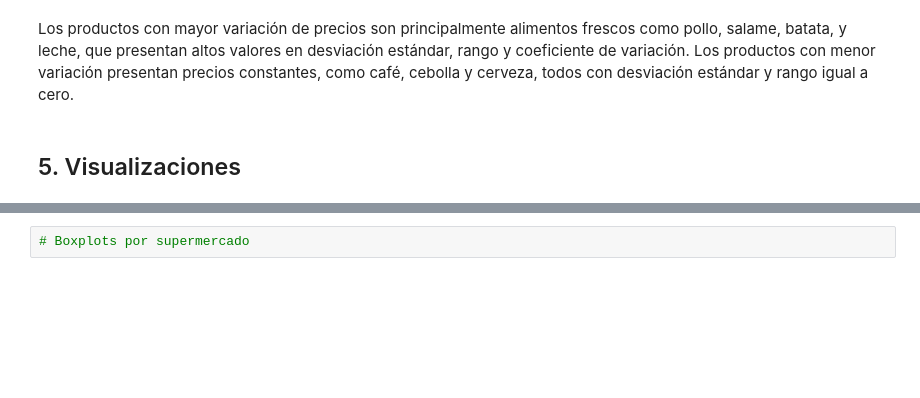
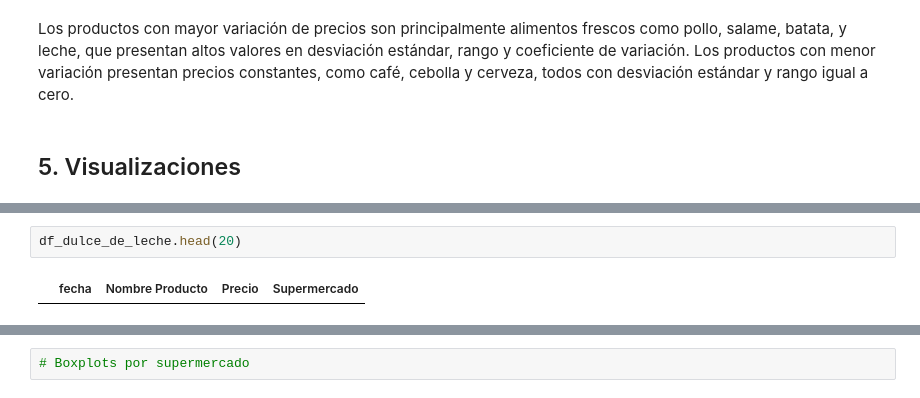
Before and after one commit to manuelpalomeque/Web-Scraper-canasta-basica, a Jupyter notebook: notebooks/01_EDA_WS.ipynb, the cells around one changed output, grey strips where cells are left out. Cells and saved outputs as stored; diff of their text form; blank space fills up the shorter version.

```diff
--- a/notebooks/01_EDA_WS.ipynb
+++ b/notebooks/01_EDA_WS.ipynb
@@ -375,0 +475,4 @@ plt.show()
+# %%
+df_dulce_de_leche.head(20)
+# %% [output]
+|  | fecha | Nombre Producto | Precio | Supermercado |
```
Also changed, not shown: parts of 14 cells of this notebook.
